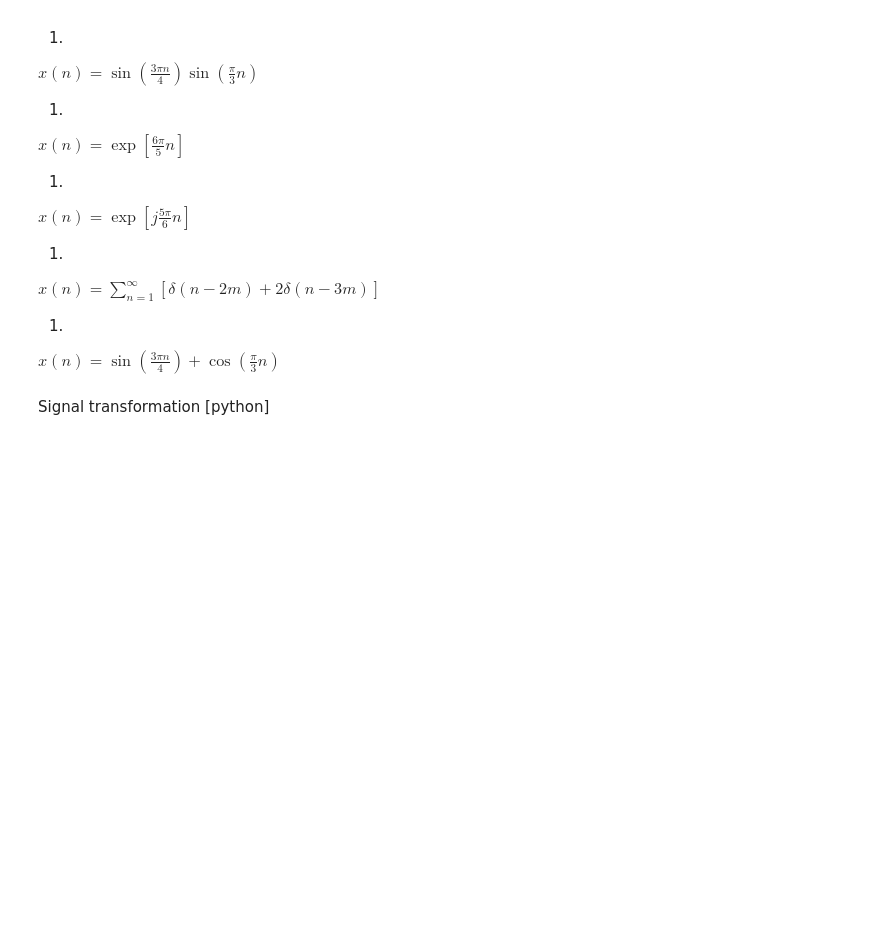
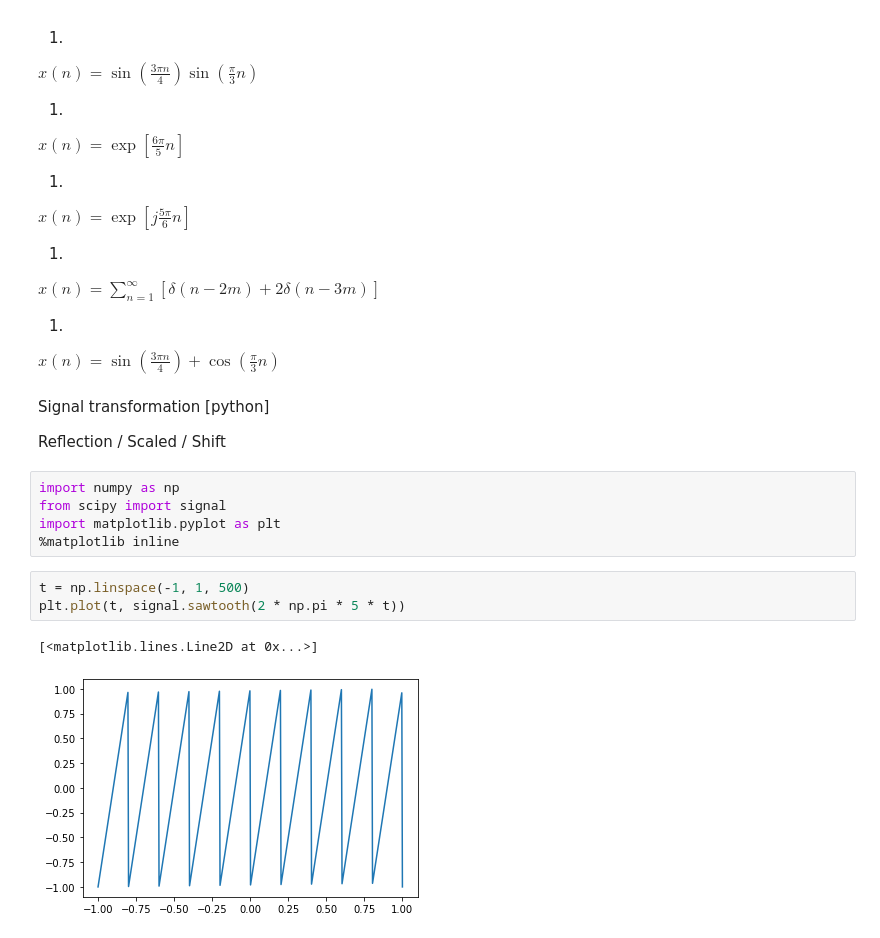
Before and after one commit to Pataweepr/ComEngMath2, a Jupyter notebook: (ComEngMath2)Lab4.ipynb, the cells around one changed output. Drawn from its saved outputs; the diff is of its cells as text; blank space fills up the shorter version.

```diff
--- a/(ComEngMath2)Lab4.ipynb
+++ b/(ComEngMath2)Lab4.ipynb
@@ -118,3 +119,16 @@ $x(n) =  \sum_{n=1}^{\infty} \left[ \delta(n-2m) + 2\delta(n-3m) \right]$
 $x(n) = \sin \left( \frac{3\pi n}{4}\right) + \cos \left( \frac{\pi}{3} n \right)$
 # %% [markdown]
  Signal transformation [python]
+
+ Reflection / Scaled / Shift
+# %%
+import numpy as np
+from scipy import signal
+import matplotlib.pyplot as plt
+%matplotlib inline
+# %%
+t = np.linspace(-1, 1, 500)
+plt.plot(t, signal.sawtooth(2 * np.pi * 5 * t))
+# %% [output]
+[<matplotlib.lines.Line2D at 0x...>]
+[figure, added]
```
Also changed, not shown: parts of 9 cells of this notebook.
